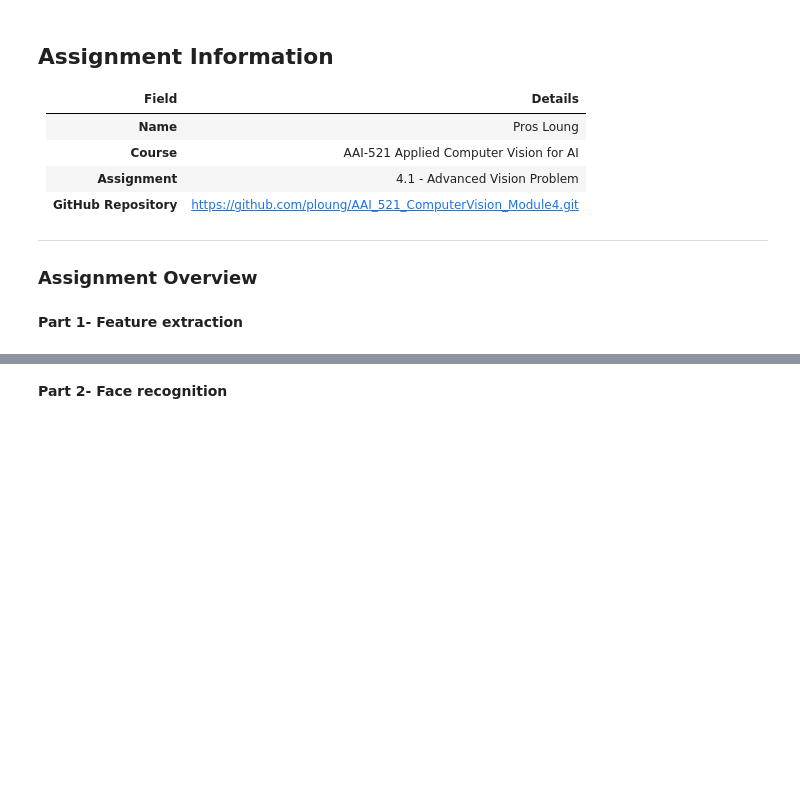
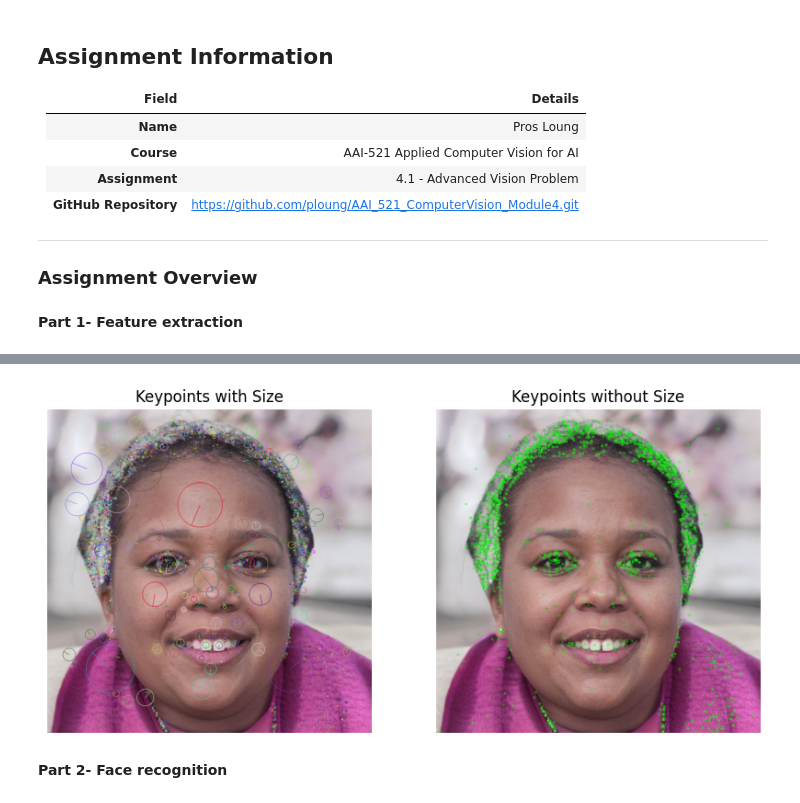
Before and after one commit to ploung/AAI_521_ComputerVision_Module4, a Jupyter notebook: Pros Loung_Assignment4.ipynb, the cells around one changed output, grey strips where cells are left out. Drawn from its saved outputs; the diff is of its cells as text; code cells hidden in the pictures; blank space fills up the shorter version.

Commit message:
Added SIFT

```diff
--- a/Pros Loung_Assignment4.ipynb
+++ b/Pros Loung_Assignment4.ipynb
@@ -60,14 +57,30 @@ f.add_subplot(1, 2, 1)
 # %%
 #a- SIFT
 sift = cv2.xfeatures2d.SIFT_create()
 # Find detect and compute function and apply it on top of sift
-original_keypoints, original_descriptor = sift.detectAndCompute( img_gray, None)
+sift = cv2.xfeatures2d.SIFT_create()
+original_keypoints, original_descriptor = sift.detectAndCompute(img_gray, None)
 keypoints_without_size = np.copy(img_rgb)
-# You need some more codes
 
 # Draw the result here
-result1 = cv2.drawKeypoints(img_rgb, original_keypoints, keypoints_with_size,flags = cv2.DRAW_MATCHES_FLAGS_DRAW_RICH_KEYPOINTS))
-result2 = cv2.drawKeypoints(img_rgb, original_keypoints,keypoints_without_size, color = (0, 255, 0)))
+keypoints_with_size = (51, 163, 236)
+result1 = cv2.drawKeypoints(img_rgb, original_keypoints, keypoints_with_size, flags = cv2.DRAW_MATCHES_FLAGS_DRAW_RICH_KEYPOINTS)
+result2 = cv2.drawKeypoints(img_rgb, original_keypoints, keypoints_without_size, color = (0, 255, 0))
+
+# Show the result here
+f = plt.figure(figsize=(10, 5))
+f.add_subplot(1, 2, 1)
+plt.imshow(cv2.cvtColor(result1, cv2.COLOR_BGR2RGB))
+plt.title('Keypoints with Size')
+plt.axis('off')
+
+f.add_subplot(1, 2, 2)
+plt.imshow(cv2.cvtColor(result2, cv2.COLOR_BGR2RGB))
+plt.title('Keypoints without Size')
+plt.axis('off')
+plt.show()
+# %% [output]
+[figure, added]
 # %%
 # Explain your understanding here
 # %%
```
Also changed, not shown: parts of 5 cells of this notebook.
